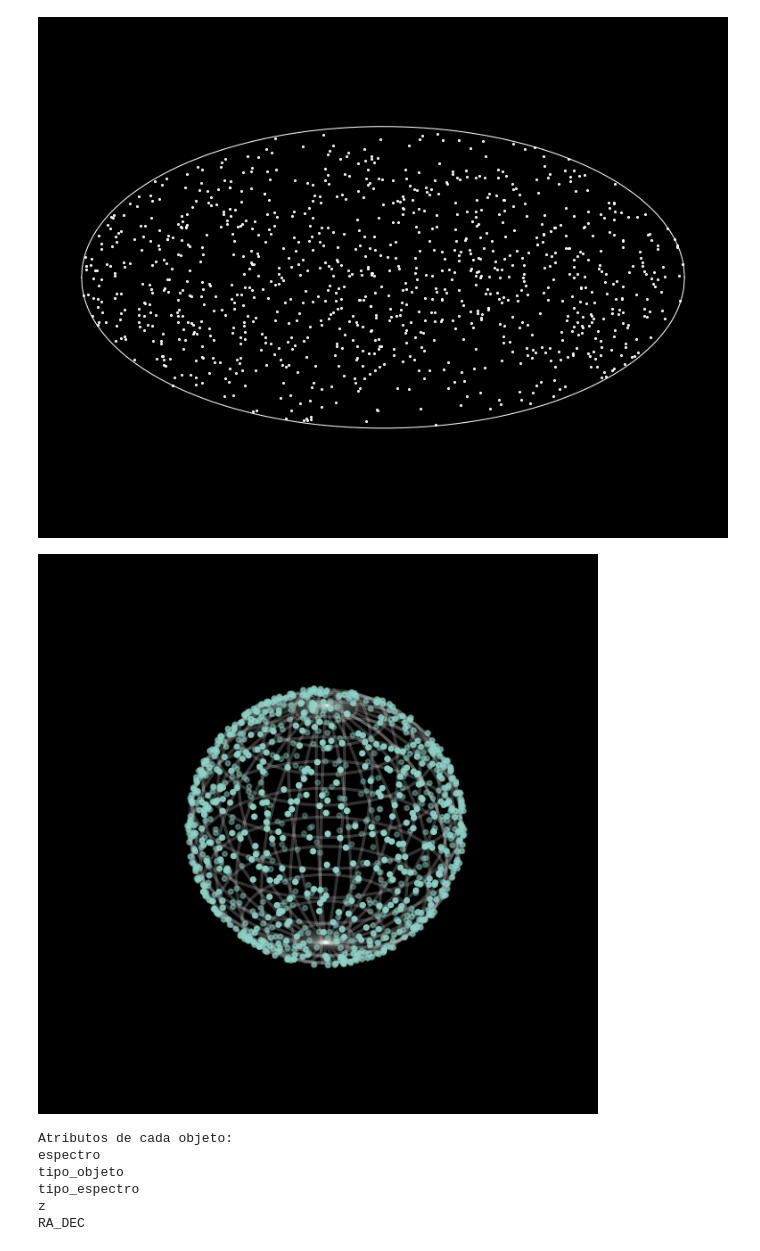
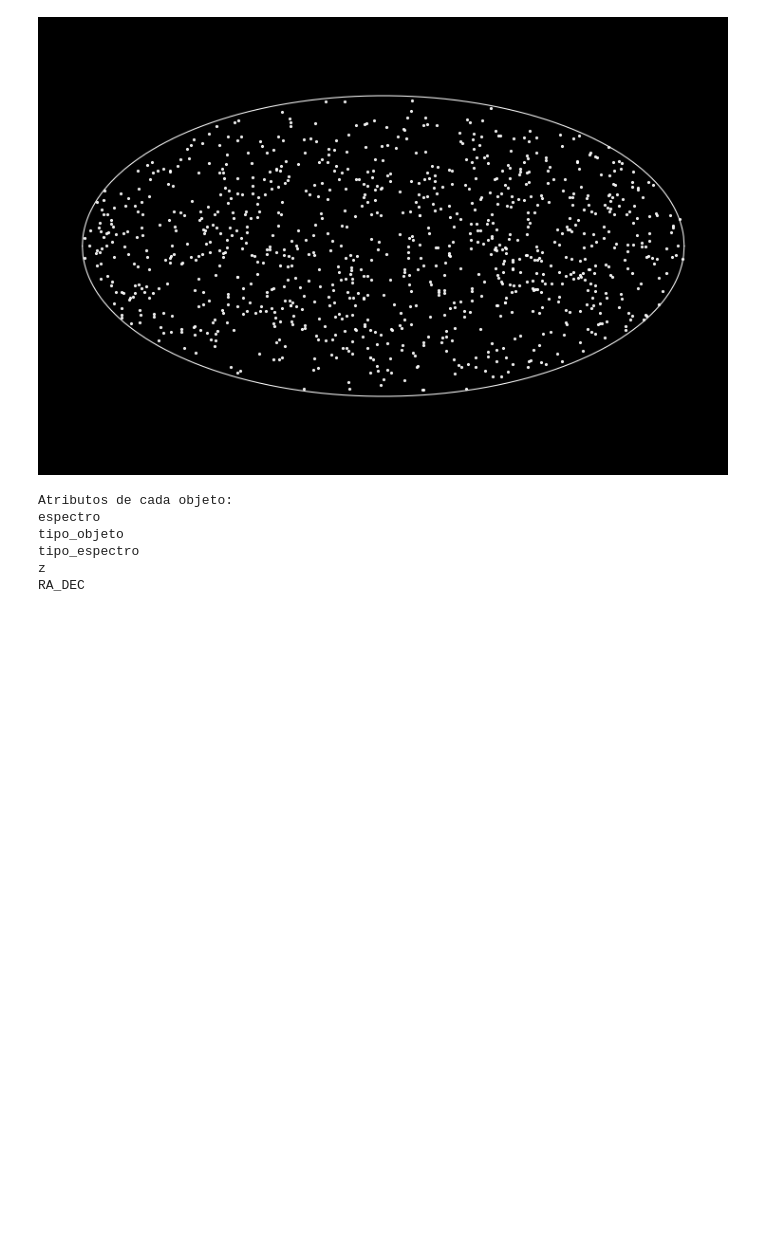
Before and after one commit to ChavezUriel/ProyectoPOOE, a Jupyter notebook: Ejemplos_modulos.ipynb, the cells around one changed output. Drawn from its saved outputs; the diff is of its cells as text; code cells hidden in the pictures; blank space fills up the shorter version.

```diff
--- a/Ejemplos_modulos.ipynb
+++ b/Ejemplos_modulos.ipynb
@@ -15,16 +3,14 @@ p.graf_3D(puntos)
 # %%
 # Creación de objetos astronómicos
 lista_objetos = oa.generarObjetos(1000)
 
 # Obtener las posiciones en un arreglo
 posiciones = oa.getpos(lista_objetos)
 
 # De esta función podemos graficar directamente
-p.mollweide_plot(posiciones)
-p.graf_3D(posiciones)
+oa.mollweide_plot(posiciones)
 # %% [output]
-[figure, old version]
+[figure, new version]
-[figure, removed]
 # %%
 # Atributos de los objetos
 atributos = list(lista_objetos[0].__dict__.keys())
```
Also changed, not shown: parts of 16 cells of this notebook, 2 other files.
